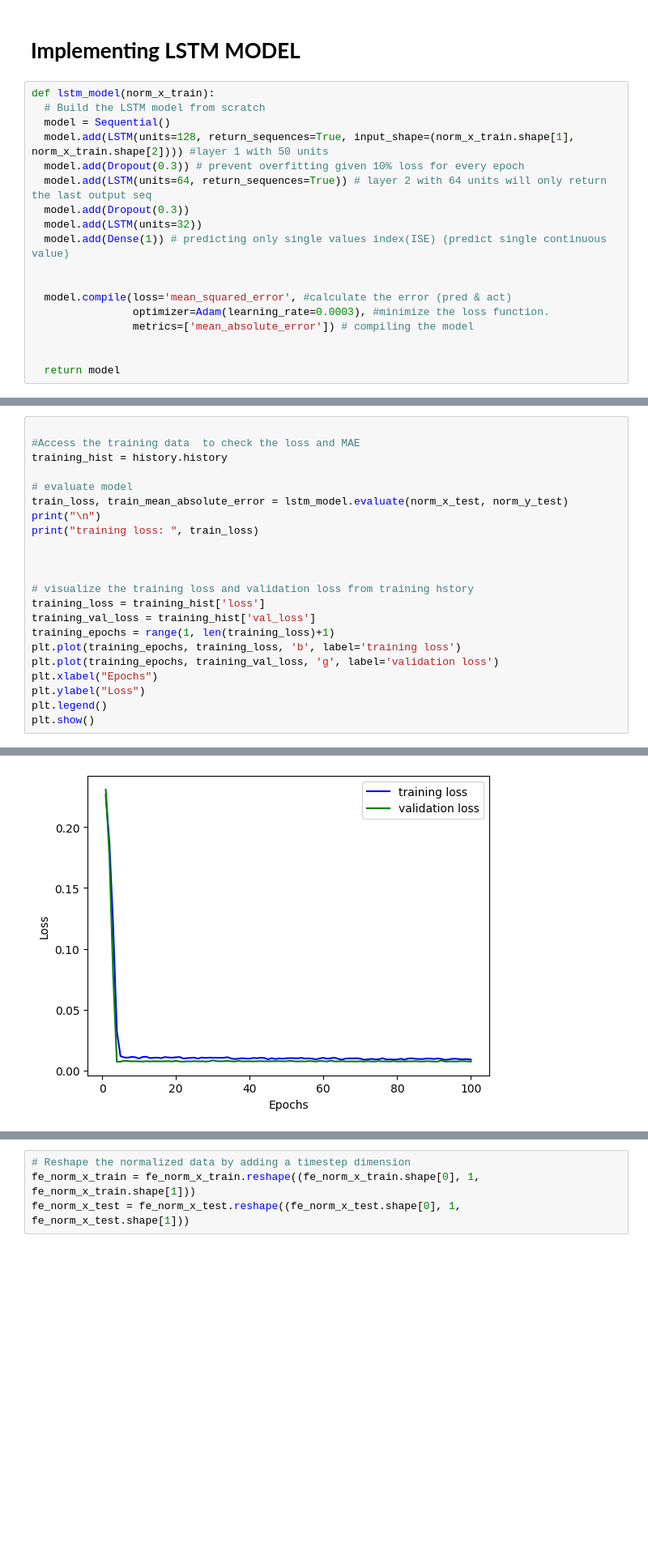
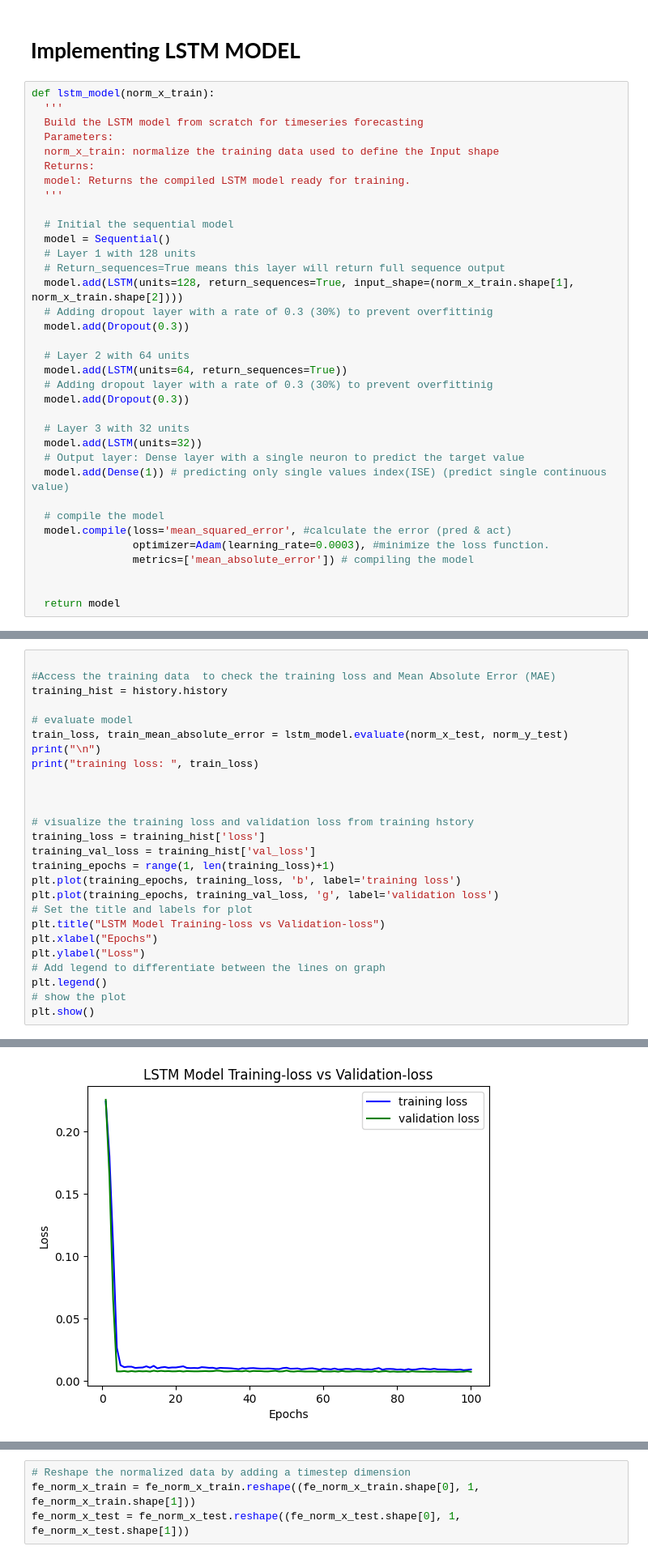
Before and after one commit to RaghavendhraRao/stock_market_prediction_ISE_DSFP, a Jupyter notebook: ds_final_proj_stock_market_colab.ipynb, the cells around one changed output, grey strips where cells are left out. Shown at 81% size. Cells and saved outputs as stored; diff of their text form; blank space fills up the shorter version.

```diff
--- a/ds_final_proj_stock_market_colab.ipynb
+++ b/ds_final_proj_stock_market_colab.ipynb
@@ -259,16 +292,33 @@ print(norm_y_test.shape)
 # **Implementing LSTM MODEL**
 # %%
 def lstm_model(norm_x_train):
-  # Build the LSTM model from scratch
+  '''
+  Build the LSTM model from scratch for timeseries forecasting
+  Parameters:
+  norm_x_train: normalize the training data used to define the Input shape
+  Returns:
+  model: Returns the compiled LSTM model ready for training.
+  '''
+
+  # Initial the sequential model
   model = Sequential()
-  model.add(LSTM(units=128, return_sequences=True, input_shape=(norm_x_train.shape[1], norm_x_train.shape[2]))) #layer 1 with 50 units
-  model.add(Dropout(0.3)) # prevent overfitting given 10% loss for every epoch
-  model.add(LSTM(units=64, return_sequences=True)) # layer 2 with 64 units will only return the last output seq
+  # Layer 1 with 128 units
+  # Return_sequences=True means this layer will return full sequence output
+  model.add(LSTM(units=128, return_sequences=True, input_shape=(norm_x_train.shape[1], norm_x_train.shape[2])))
+  # Adding dropout layer with a rate of 0.3 (30%) to prevent overfittinig
   model.add(Dropout(0.3))
+
+  # Layer 2 with 64 units
+  model.add(LSTM(units=64, return_sequences=True))
+  # Adding dropout layer with a rate of 0.3 (30%) to prevent overfittinig
+  model.add(Dropout(0.3))
+
+  # Layer 3 with 32 units
   model.add(LSTM(units=32))
+  # Output layer: Dense layer with a single neuron to predict the target value
   model.add(Dense(1)) # predicting only single values index(ISE) (predict single continuous value)
 
-
+  # compile the model
   model.compile(loss='mean_squared_error', #calculate the error (pred & act)
                 optimizer=Adam(learning_rate=0.0003), #minimize the loss function.
                 metrics=['mean_absolute_error']) # compiling the model
@@ -338,7 +393,7 @@ y_pred_train.shape
 (428, 1)
 # %%
 
-#Access the training data  to check the loss and MAE
+#Access the training data  to check the training loss and Mean Absolute Error (MAE)
 training_hist = history.history
 
 # evaluate model
@@ -354,8 +409,12 @@ training_val_loss = training_hist['val_loss']
 training_epochs = range(1, len(training_loss)+1)
 plt.plot(training_epochs, training_loss, 'b', label='training loss')
 plt.plot(training_epochs, training_val_loss, 'g', label='validation loss')
+# Set the title and labels for plot
+plt.title("LSTM Model Training-loss vs Validation-loss")
 plt.xlabel("Epochs")
 plt.ylabel("Loss")
+# Add legend to differentiate between the lines on graph
 plt.legend()
+# show the plot
 plt.show()
 # %% [output]
@@ -366,2 +425,2 @@ training loss:  0.0106810936704278
-[figure, old version]
+[figure, new version]
 # %%
```
Also changed, not shown: parts of 58 cells of this notebook.
